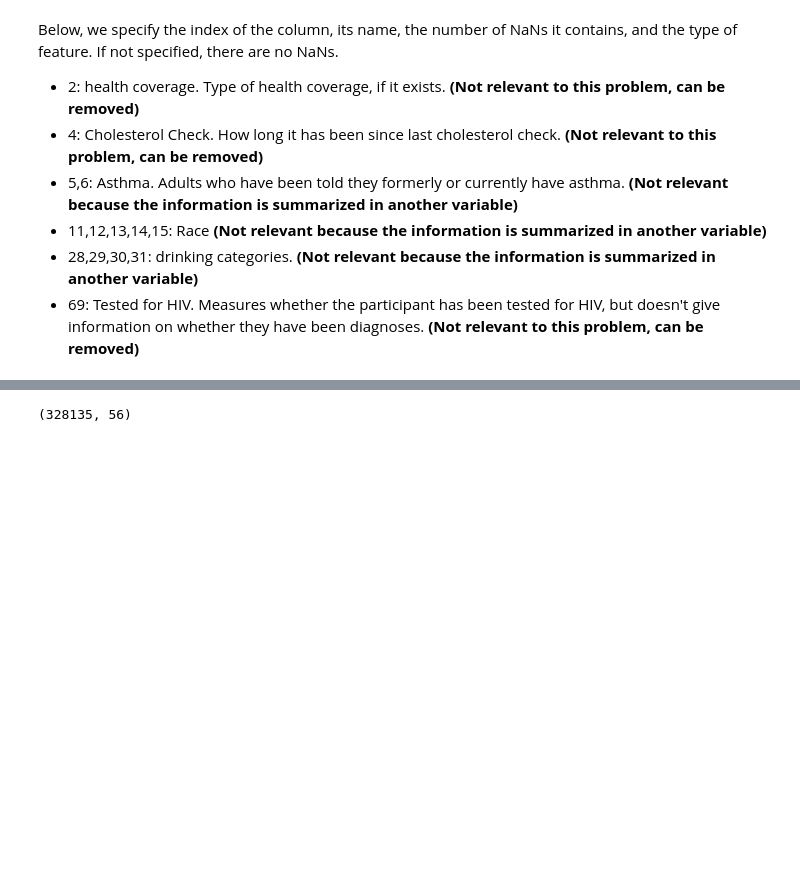
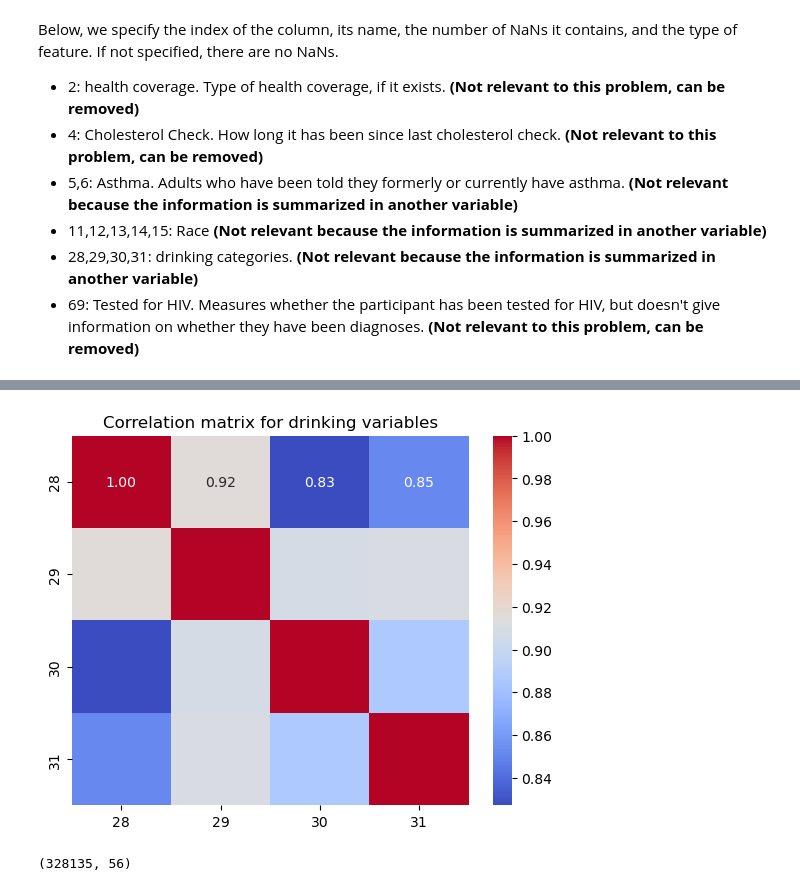
Before and after one commit to alibench/ml-project-1-mmlt, a Jupyter notebook: project1/Step3.ipynb, the cells around one changed output, grey strips where cells are left out. Saved outputs shown, nothing was run; the diff lists cells and outputs as text; code cells hidden in the pictures; blank space fills up the shorter version.

```diff
--- a/project1/Step3.ipynb
+++ b/project1/Step3.ipynb
@@ -133,3 +144,14 @@ Below, we specify the index of the column, its name, the number of NaNs it conta
+# %%
+# correlation matrix for drinking variables
+drinking_variables = [28,29,30,31]
+drinking_data = x_train_clean[:, drinking_variables]
+
+drinking_correlation = np.corrcoef(drinking_data.T)
+sns.heatmap(drinking_correlation, annot=True, fmt=".2f", cmap='coolwarm', xticklabels=drinking_variables, yticklabels=drinking_variables)
+plt.title('Correlation matrix for drinking variables')
+plt.show()
+# %% [output]
+[figure, added]
 # %%
 x_train_final = x_train_clean.copy()
 columns_to_remove = [2, 4, 7, 8, 11, 12, 13, 14, 15, 28, 29, 30, 31, 69] # Indices of columns to remove
```
Also changed, not shown: parts of 6 cells of this notebook.
